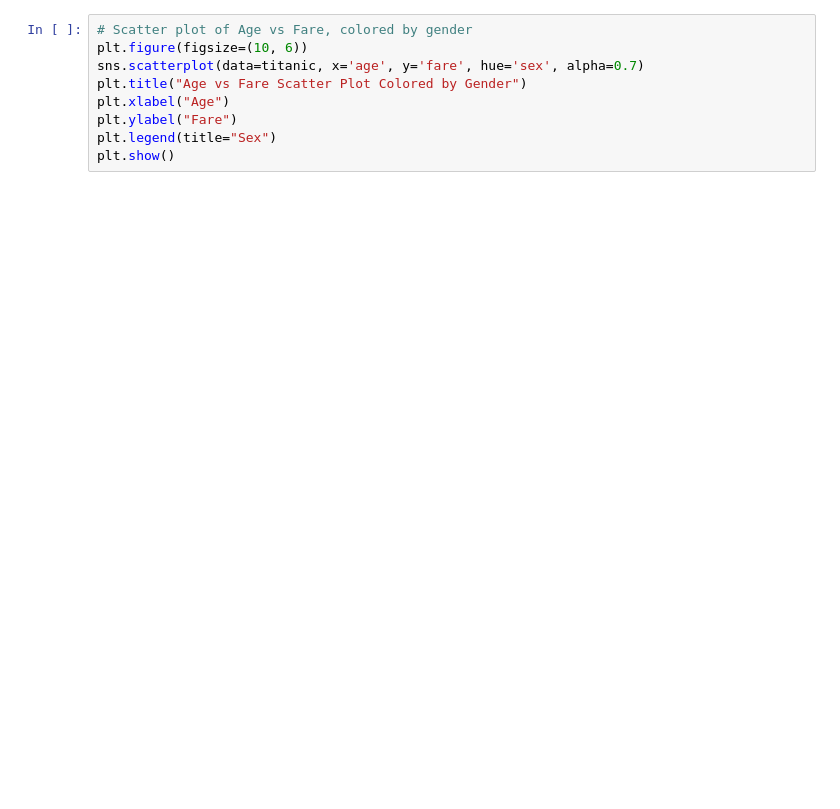
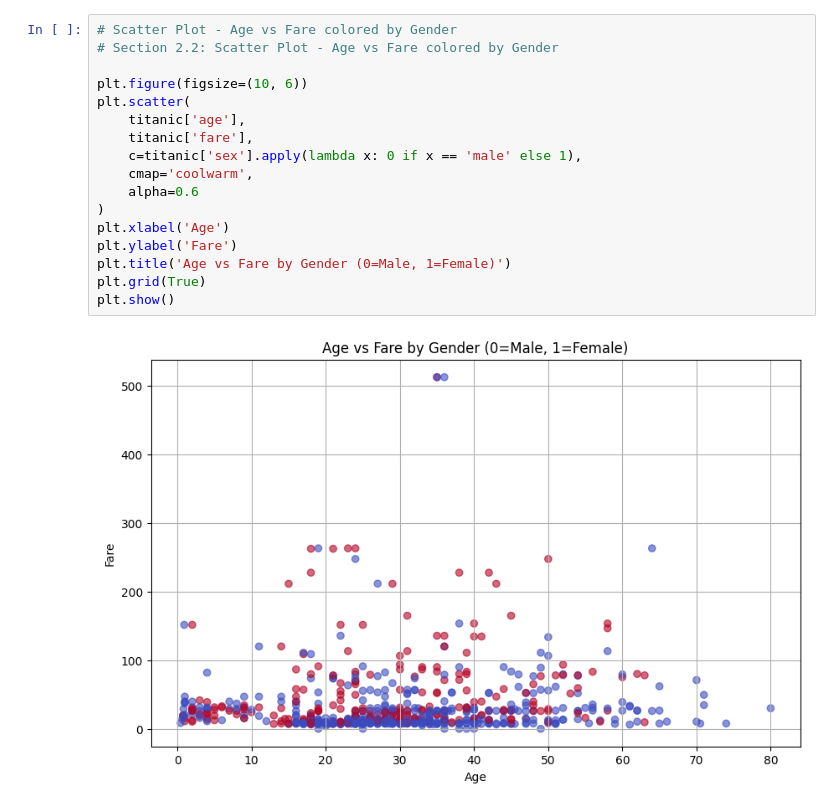
Before and after one commit to k363m611/applied-ml-k363m611, a Jupyter notebook: lab02/ml02_katie.ipynb, the cells around one changed output. Drawn from its saved outputs; the diff is of its cells as text; blank space fills up the shorter version.

```diff
--- a/lab02/ml02_katie.ipynb
+++ b/lab02/ml02_katie.ipynb
@@ -72,9 +107,19 @@ plt.show()
-# %%
-# Scatter plot of Age vs Fare, colored by gender
-plt.figure(figsize=(10, 6))
-sns.scatterplot(data=titanic, x='age', y='fare', hue='sex', alpha=0.7)
-plt.title("Age vs Fare Scatter Plot Colored by Gender")
-plt.xlabel("Age")
-plt.ylabel("Fare")
-plt.legend(title="Sex")
-plt.show()
+# %%
+# Scatter Plot - Age vs Fare colored by Gender
+# Section 2.2: Scatter Plot - Age vs Fare colored by Gender
+
+plt.figure(figsize=(10, 6))
+plt.scatter(
+    titanic['age'],
+    titanic['fare'],
+    c=titanic['sex'].apply(lambda x: 0 if x == 'male' else 1),
+    cmap='coolwarm',
+    alpha=0.6
+)
+plt.xlabel('Age')
+plt.ylabel('Fare')
+plt.title('Age vs Fare by Gender (0=Male, 1=Female)')
+plt.grid(True)
+plt.show()
+# %% [output]
+[figure, added]
```
Also changed, not shown: parts of 24 cells of this notebook.
